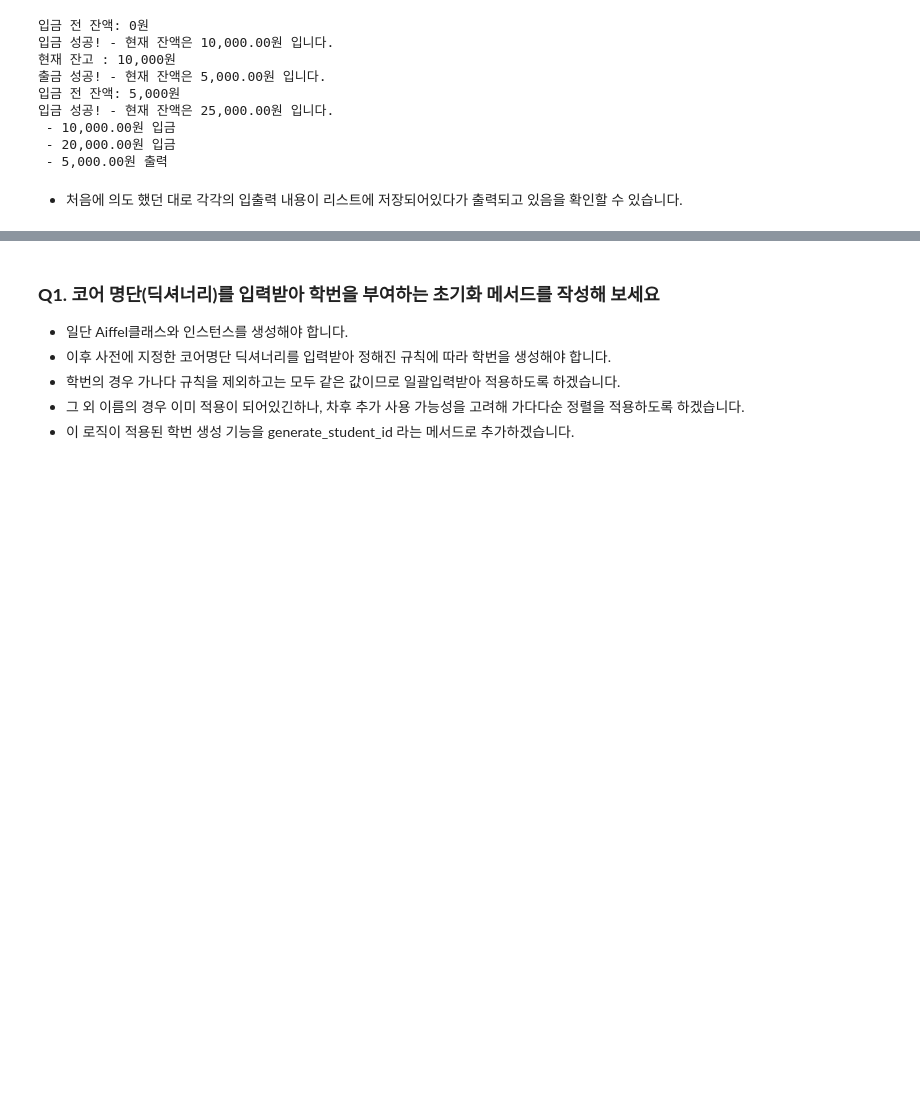
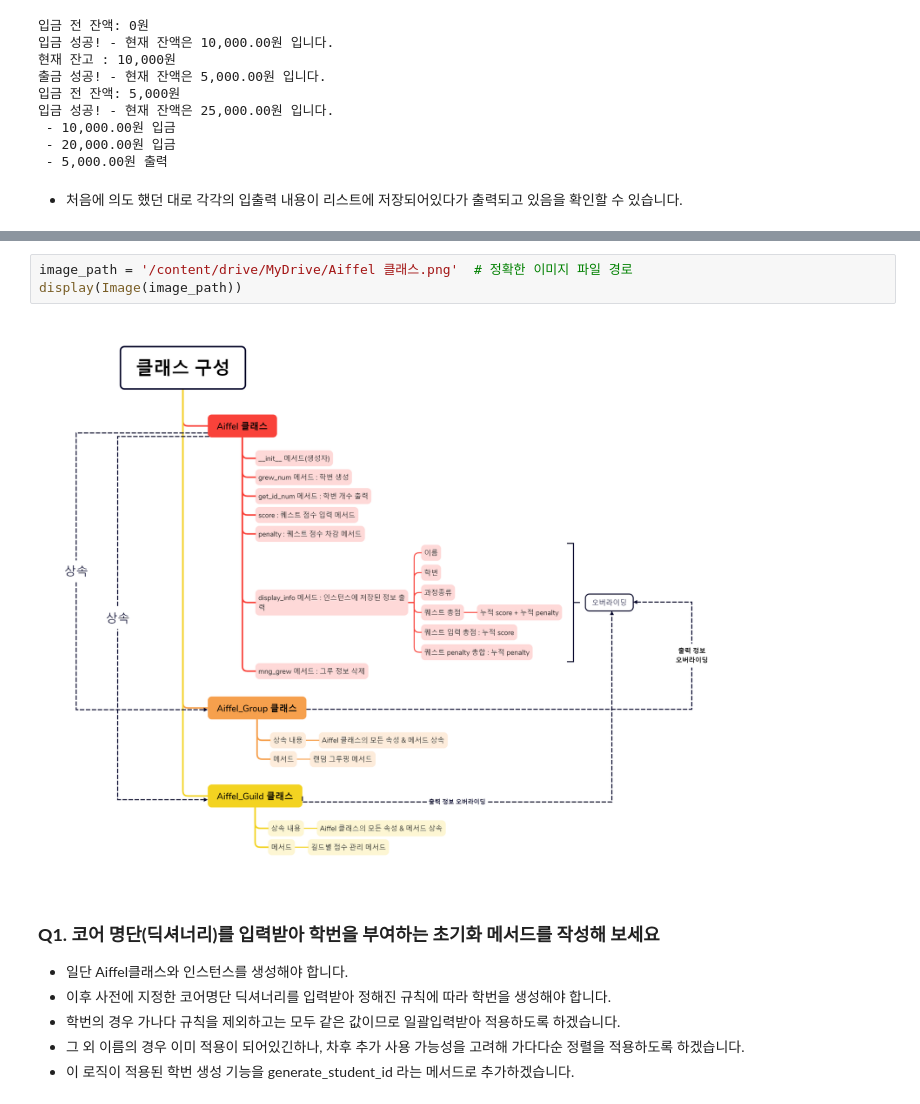
Before and after one commit to Kimgabe/AIFFEL_Online_Quest, a Jupyter notebook: Quest05(python_final)/[AIFFEL_CORE]_Python_Main_Quest_김승순.ipynb, the cells around one changed output, grey strips where cells are left out. Drawn from its saved outputs; the diff is of its cells as text; blank space fills up the shorter version.

```diff
--- a/Quest05(python_final)/[AIFFEL_CORE]_Python_Main_Quest_김승순.ipynb
+++ b/Quest05(python_final)/[AIFFEL_CORE]_Python_Main_Quest_김승순.ipynb
@@ -899,3 +907,8 @@ customer1.withdraw_history()
+# %%
+image_path = '/content/drive/MyDrive/Aiffel 클래스.png'  # 정확한 이미지 파일 경로
+display(Image(image_path))
+# %% [output]
+[figure, added]
 # %% [markdown]
 ### **Q1. 코어 명단(딕셔너리)를 입력받아 학번을 부여하는 초기화 메서드를 작성해 보세요**
 
```
Also changed, not shown: parts of 3 cells of this notebook.
